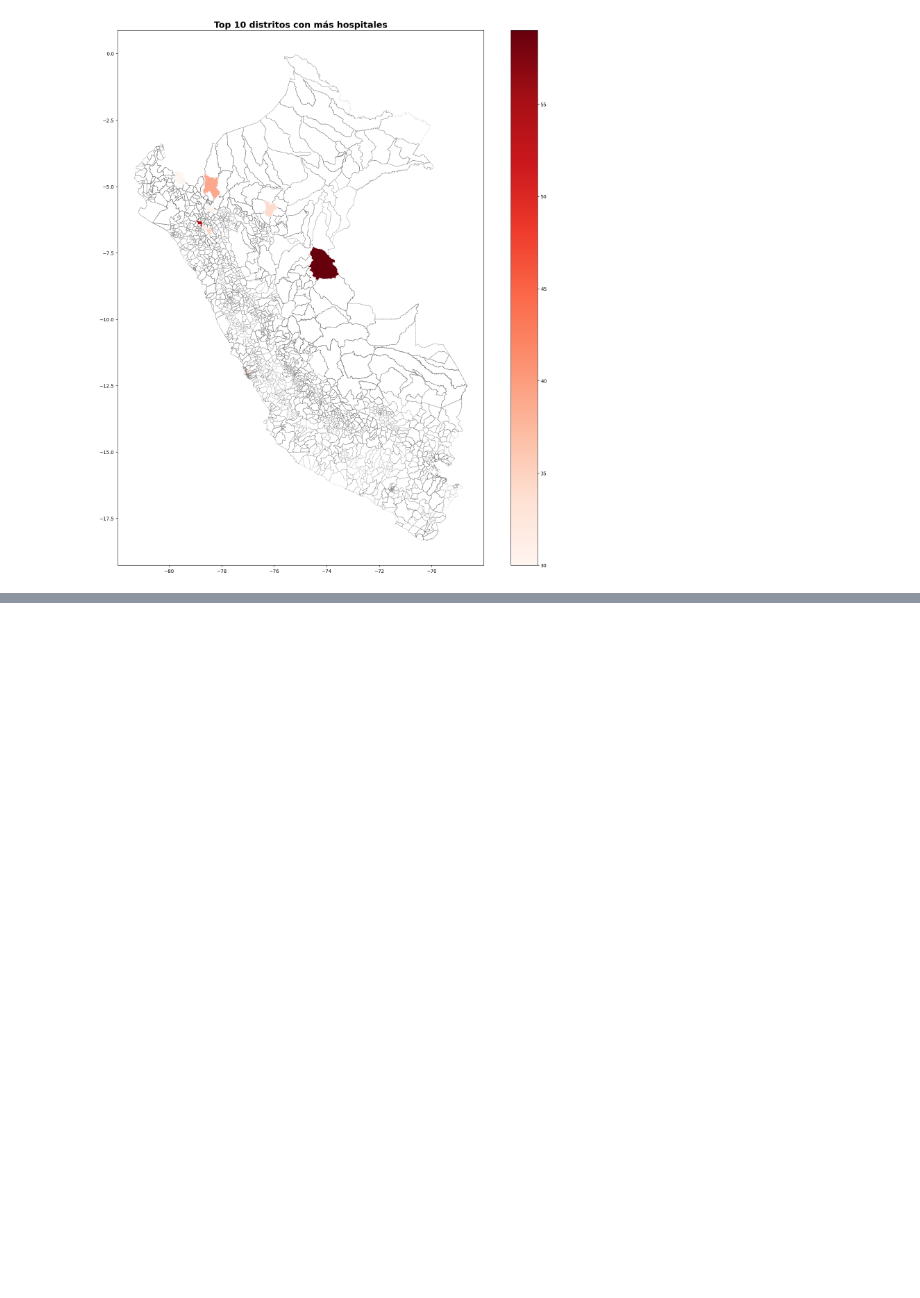
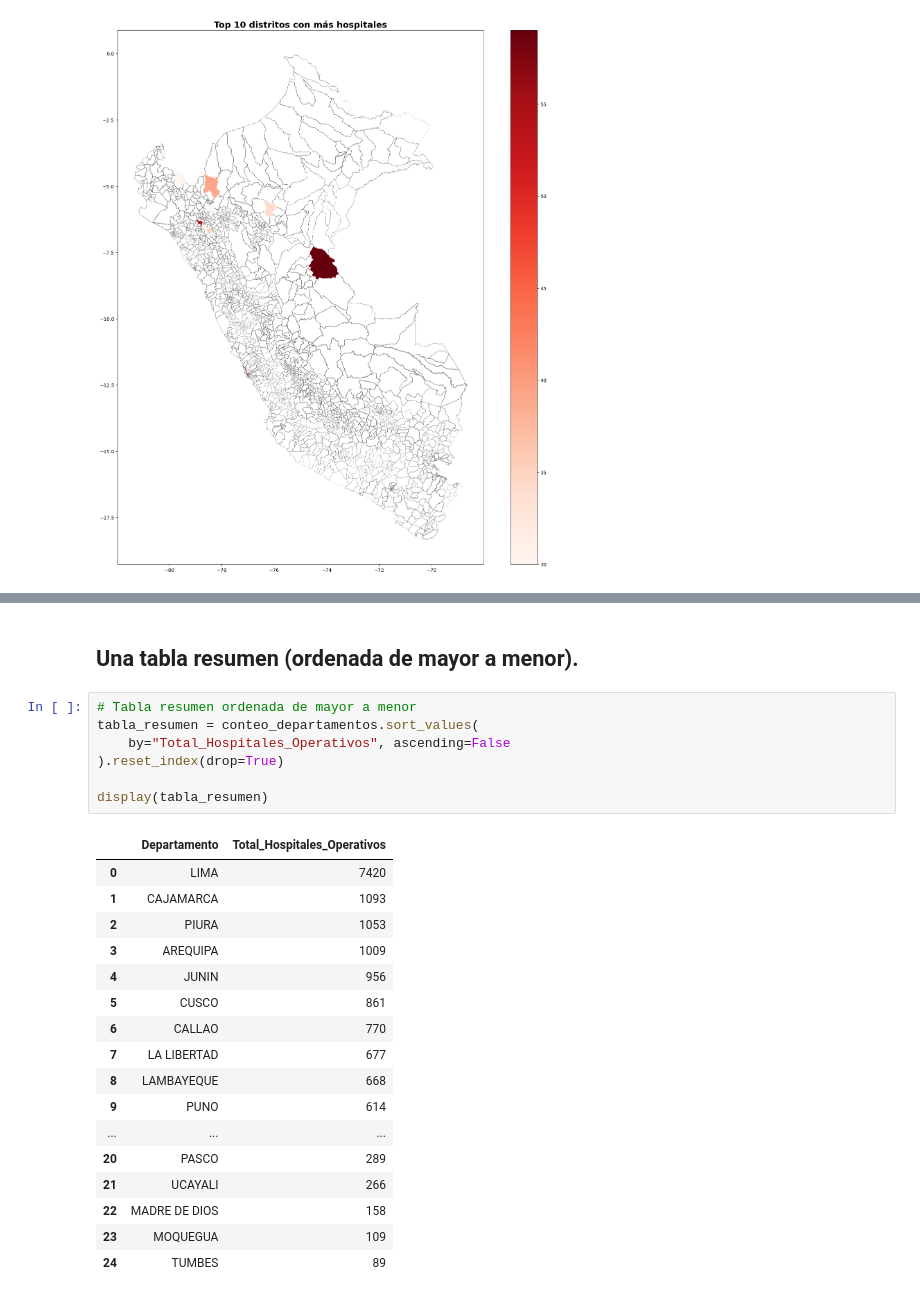
Before and after one commit to Azucena0126/Hospitals-Access-Peru, a Jupyter notebook: data/geopandas.ipynb, the cells around one changed output, grey strips where cells are left out. Saved outputs shown, nothing was run; the diff lists cells and outputs as text; blank space fills up the shorter version.

```diff
--- a/data/geopandas.ipynb
+++ b/data/geopandas.ipynb
@@ -153,0 +216,27 @@ plot_hospitales(dataset_cv, filtro="top10", titulo="Top 10 distritos con más ho
+# %% [markdown]
+## Una tabla resumen (ordenada de mayor a menor).
+# %%
+# Tabla resumen ordenada de mayor a menor
+tabla_resumen = conteo_departamentos.sort_values(
+    by="Total_Hospitales_Operativos", ascending=False
+).reset_index(drop=True)
+
+display(tabla_resumen)
+# %% [output]
+|  | Departamento | Total_Hospitales_Operativos |
+| 0 | LIMA | 7420 |
+| 1 | CAJAMARCA | 1093 |
+| 2 | PIURA | 1053 |
+| 3 | AREQUIPA | 1009 |
+| 4 | JUNIN | 956 |
+| 5 | CUSCO | 861 |
+| 6 | CALLAO | 770 |
+| 7 | LA LIBERTAD | 677 |
+| 8 | LAMBAYEQUE | 668 |
+| 9 | PUNO | 614 |
+| ... | ... | ... |
+| 20 | PASCO | 289 |
+| 21 | UCAYALI | 266 |
+| 22 | MADRE DE DIOS | 158 |
+| 23 | MOQUEGUA | 109 |
+| 24 | TUMBES | 89 |
```
Also changed, not shown: parts of 12 cells of this notebook, 2 other files.
